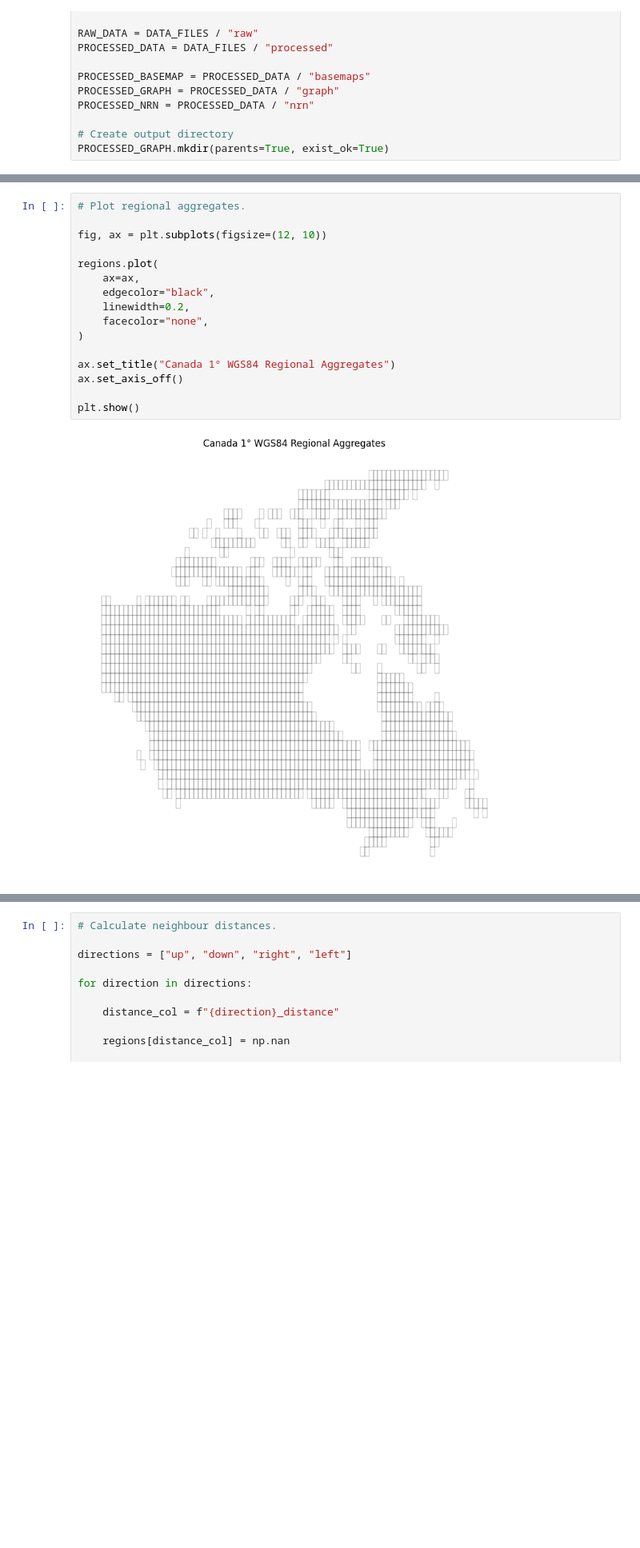
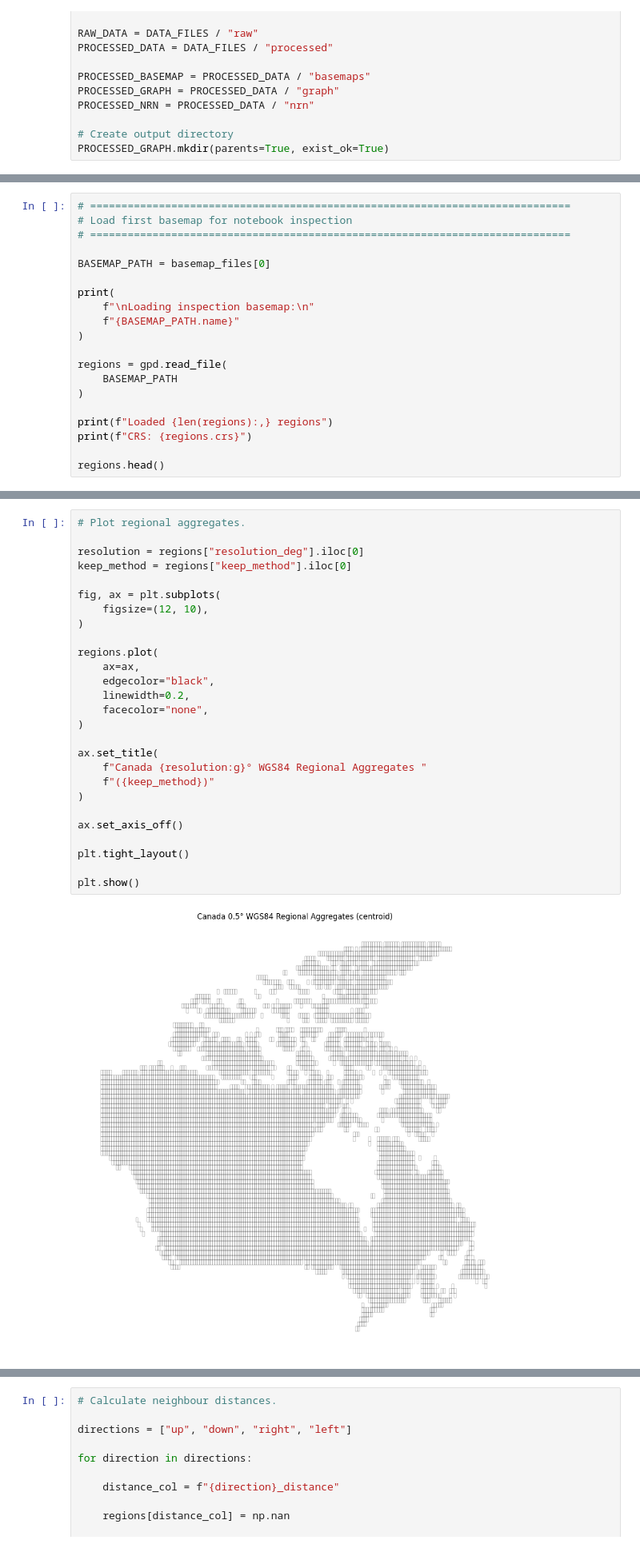
Before and after one commit to andrew-vigars/temoa_geospace, a Jupyter notebook: notebooks/notebook5_build_region_adjacency_graph.ipynb, the cells around one changed output, grey strips where cells are left out. Shown at 80% size. Drawn from its saved outputs; the diff is of its cells as text; blank space fills up the shorter version.

```diff
--- a/notebooks/notebook5_build_region_adjacency_graph.ipynb
+++ b/notebooks/notebook5_build_region_adjacency_graph.ipynb
@@ -120,0 +101,20 @@ memory usage: 145.5+ KB
+# %%
+# =============================================================================
+# Load first basemap for notebook inspection
+# =============================================================================
+
+BASEMAP_PATH = basemap_files[0]
+
+print(
+    f"\nLoading inspection basemap:\n"
+    f"{BASEMAP_PATH.name}"
+)
+
+regions = gpd.read_file(
+    BASEMAP_PATH
+)
+
+print(f"Loaded {len(regions):,} regions")
+print(f"CRS: {regions.crs}")
+
+regions.head()
@@ -121,21 +132,32 @@ memory usage: 145.5+ KB
 # %%
 # Plot regional aggregates.
 
-fig, ax = plt.subplots(figsize=(12, 10))
+resolution = regions["resolution_deg"].iloc[0]
+keep_method = regions["keep_method"].iloc[0]
+
+fig, ax = plt.subplots(
+    figsize=(12, 10),
+)
 
 regions.plot(
     ax=ax,
     edgecolor="black",
     linewidth=0.2,
     facecolor="none",
 )
 
-ax.set_title("Canada 1° WGS84 Regional Aggregates")
+ax.set_title(
+    f"Canada {resolution:g}° WGS84 Regional Aggregates "
+    f"({keep_method})"
+)
+
 ax.set_axis_off()
 
+plt.tight_layout()
+
 plt.show()
 # %% [output]
-[figure, old version]
+[figure, new version]
 # %%
 # Inspect existing region identifiers.
 
```
Also changed, not shown: parts of 20 cells of this notebook, 1 other file.
